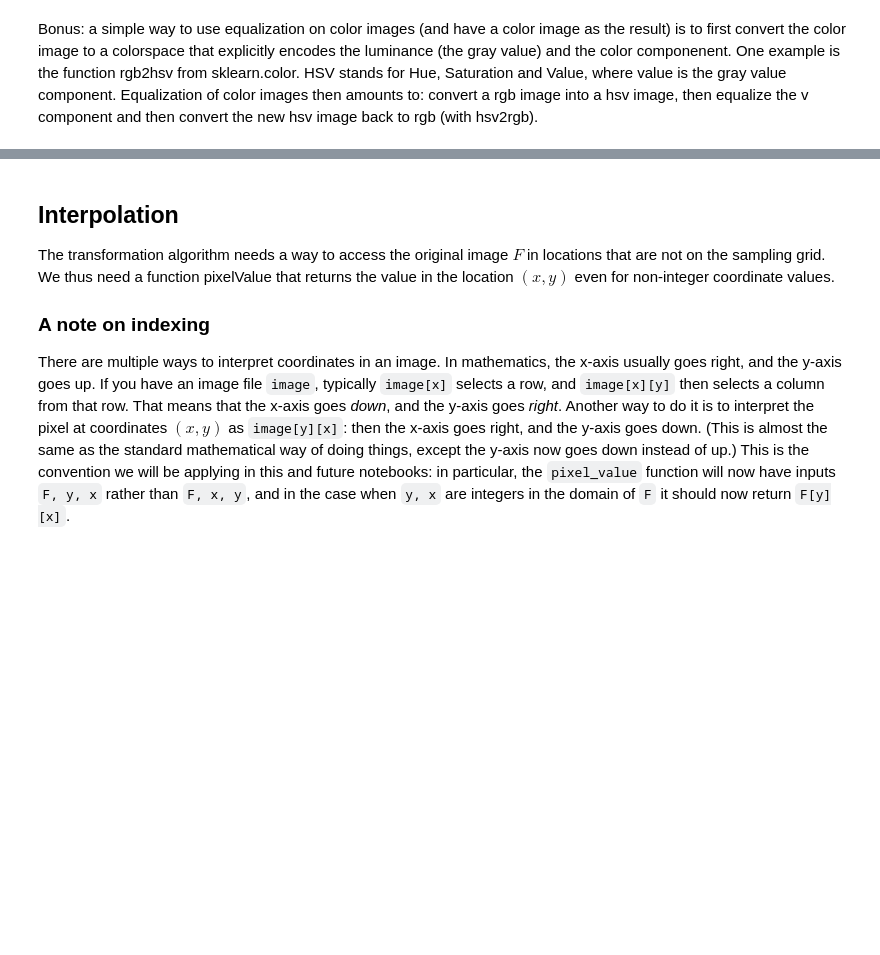
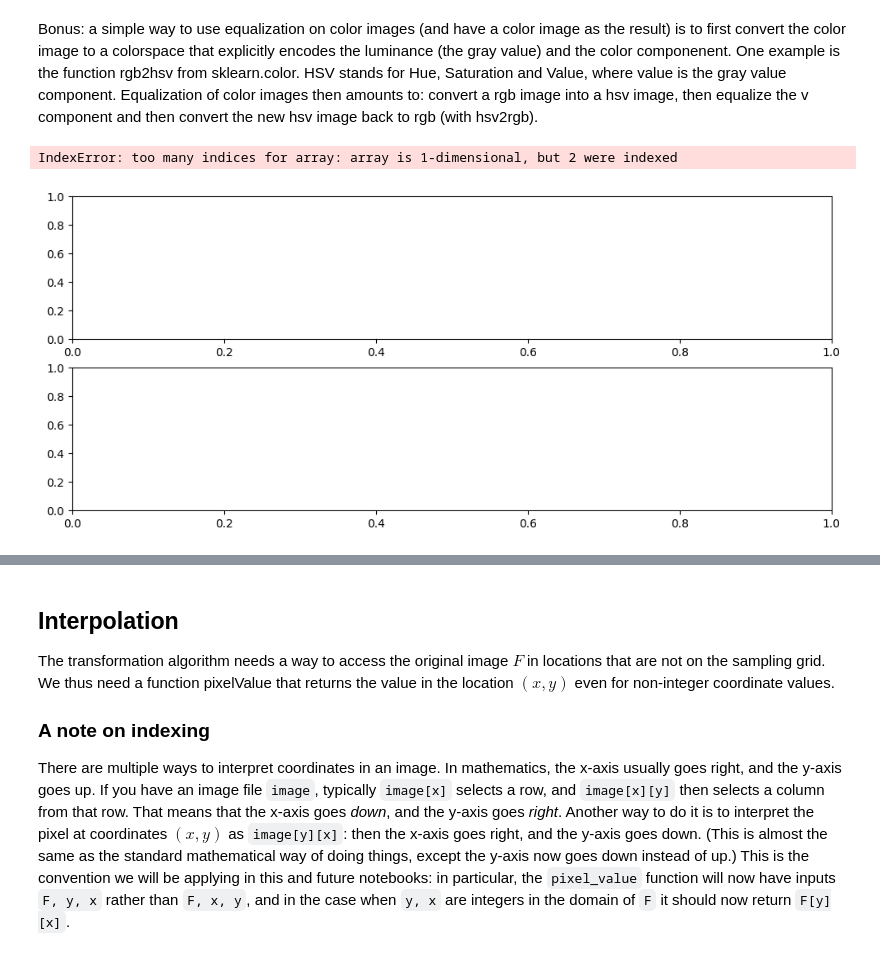
Before and after one commit to Joshua6125/computer-vision, a Jupyter notebook: week_1/1_equalization_interpolation.ipynb, the cells around one changed output, grey strips where cells are left out. Saved outputs shown, nothing was run; the diff lists cells and outputs as text; code cells hidden in the pictures; blank space fills up the shorter version.

```diff
--- a/week_1/1_equalization_interpolation.ipynb
+++ b/week_1/1_equalization_interpolation.ipynb
@@ -378,11 +357,37 @@ plt.show()
 # %% [markdown]
 Bonus: a simple way to use equalization on color images (and have a color image as the result) is to first convert the color image to a colorspace that explicitly encodes the luminance (the gray value) and the color componenent. One example is the function rgb2hsv from sklearn.color. HSV stands for Hue, Saturation and Value, where value is the gray value component. Equalization of color images then amounts to: convert a rgb image into a hsv image, then equalize the v component and then convert the new hsv image back to rgb (with hsv2rgb).
-# %%
-from skimage.color import rgb2hsv, hsv2rgb
-
-def histogram_equalization_rgb(f):
-    # YOUR CODE HERE (Replace this and the following line with your code)
-    raise NotImplementedError()
+# %%
+from skimage.color import rgb2hsv, hsv2rgb
+
+def histogram_equalization_rgb(f):
+    hsvimage = rgb2hsv(f)
+    hsvimage[:,:,2] = histogram_equalization(hsvimage[:,:,2])
+
+    return hsv2rgb(hsvimage)
+
+
+# Equalize the black and white images
+processed_images = []
+for img in colour_images:
+    processed_images.append(histogram_equalization_rgb(img))
+processed_images = np.array(processed_images)
+
+# Plot the results
+fig, axes = plt.subplots(2, len(processed_images), figsize=(12, 5))
+for i in range(len(processed_images)):
+    axes[0, i].imshow(colour_images[i], cmap='viridis')
+    axes[0, i].set_title(f"Original {i+1}")
+    axes[0, i].axis('off')
+
+    axes[1, i].imshow(processed_images[i], cmap='viridis')
+    axes[1, i].set_title(f"Equalized {i+1}")
+    axes[1, i].axis('off')
+
+plt.tight_layout()
+plt.show()
+# %% [output]
+IndexError: too many indices for array: array is 1-dimensional, but 2 were indexed
+[figure, added]
 # %% [markdown]
 # Assignment 1.2: Bilinear interpolation
 
```
Also changed, not shown: parts of 4 cells of this notebook.
